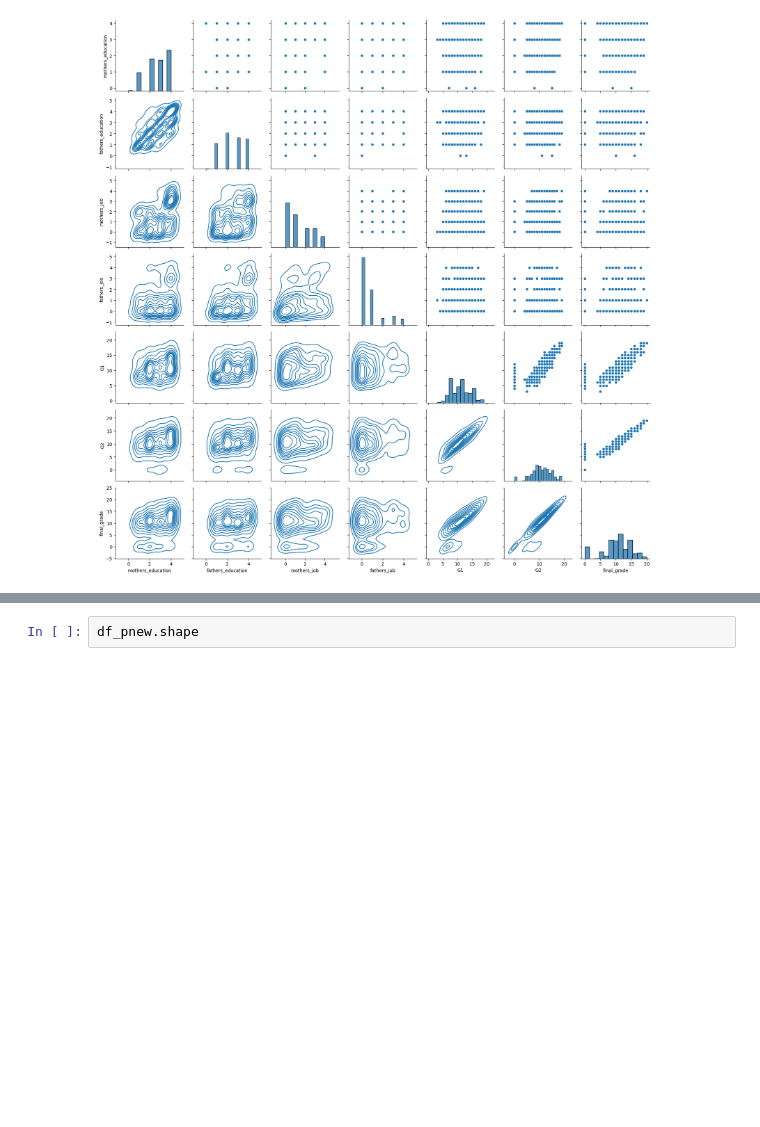
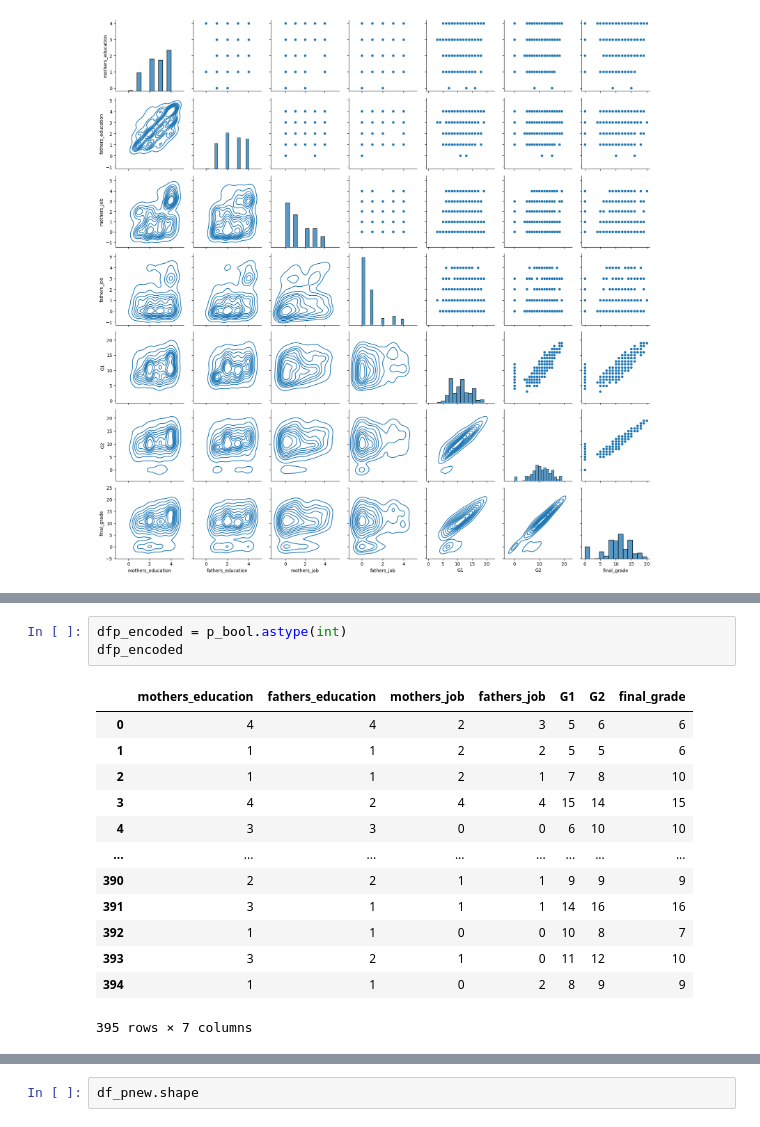
Before and after one commit to cshields164/end-of-phase1-project, a Jupyter notebook: code/02clean.ipynb, the cells around one changed output, grey strips where cells are left out. Cells and saved outputs as stored; diff of their text form; blank space fills up the shorter version.

```diff
--- a/code/02clean.ipynb
+++ b/code/02clean.ipynb
@@ -465,0 +469,17 @@ g.map_diag(sns.histplot)
+# %%
+dfp_encoded = p_bool.astype(int)
+dfp_encoded
+# %% [output]
+|  | mothers_education | fathers_education | mothers_job | fathers_job | G1 | G2 | final_grade |
+| 0 | 4 | 4 | 2 | 3 | 5 | 6 | 6 |
+| 1 | 1 | 1 | 2 | 2 | 5 | 5 | 6 |
+| 2 | 1 | 1 | 2 | 1 | 7 | 8 | 10 |
+| 3 | 4 | 2 | 4 | 4 | 15 | 14 | 15 |
+| 4 | 3 | 3 | 0 | 0 | 6 | 10 | 10 |
+| ... | ... | ... | ... | ... | ... | ... | ... |
+| 390 | 2 | 2 | 1 | 1 | 9 | 9 | 9 |
+| 391 | 3 | 1 | 1 | 1 | 14 | 16 | 16 |
+| 392 | 1 | 1 | 0 | 0 | 10 | 8 | 7 |
+| 393 | 3 | 2 | 1 | 0 | 11 | 12 | 10 |
+| 394 | 1 | 1 | 0 | 2 | 8 | 9 | 9 |
+395 rows × 7 columns
```
Also changed, not shown: parts of 7 cells of this notebook, 1 other file.
